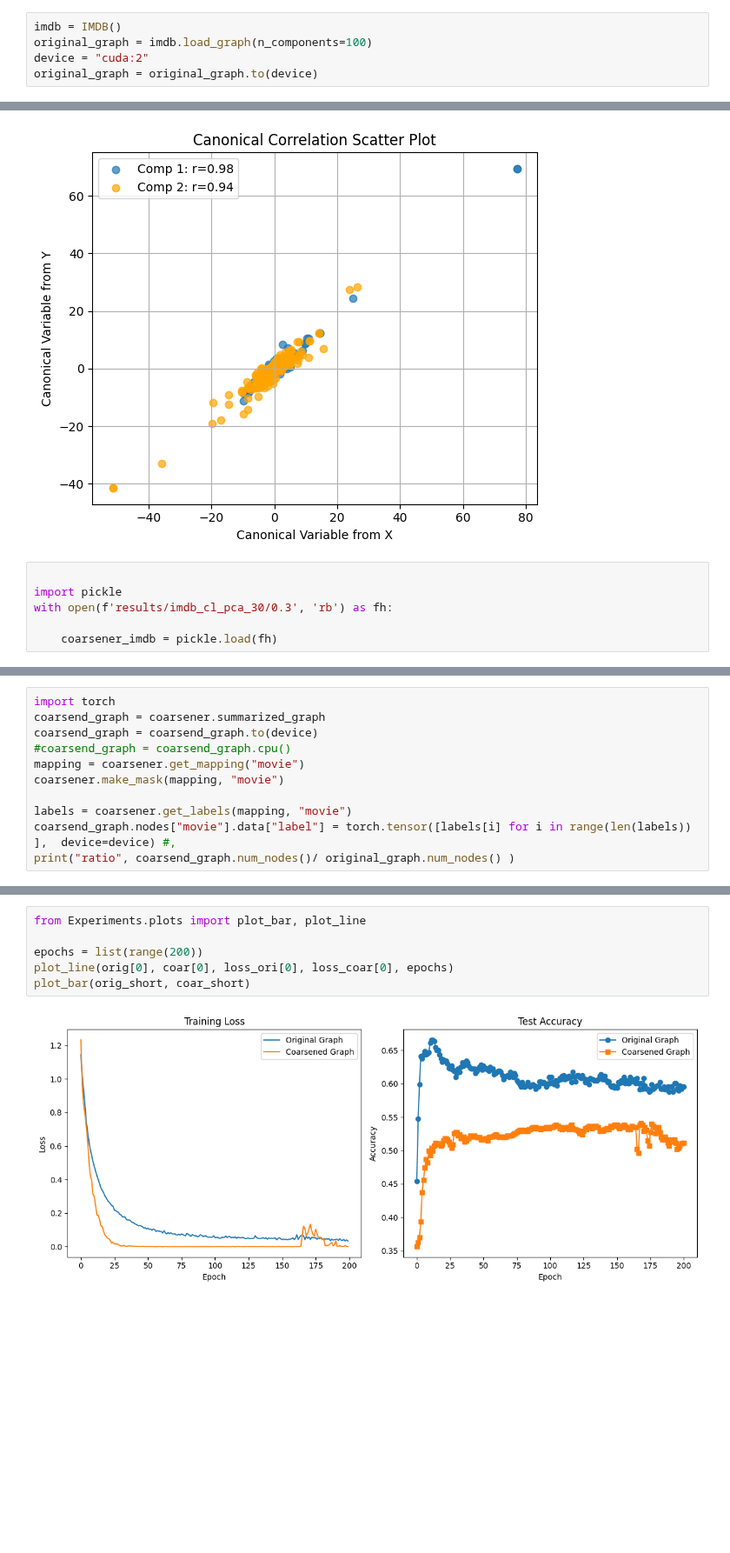
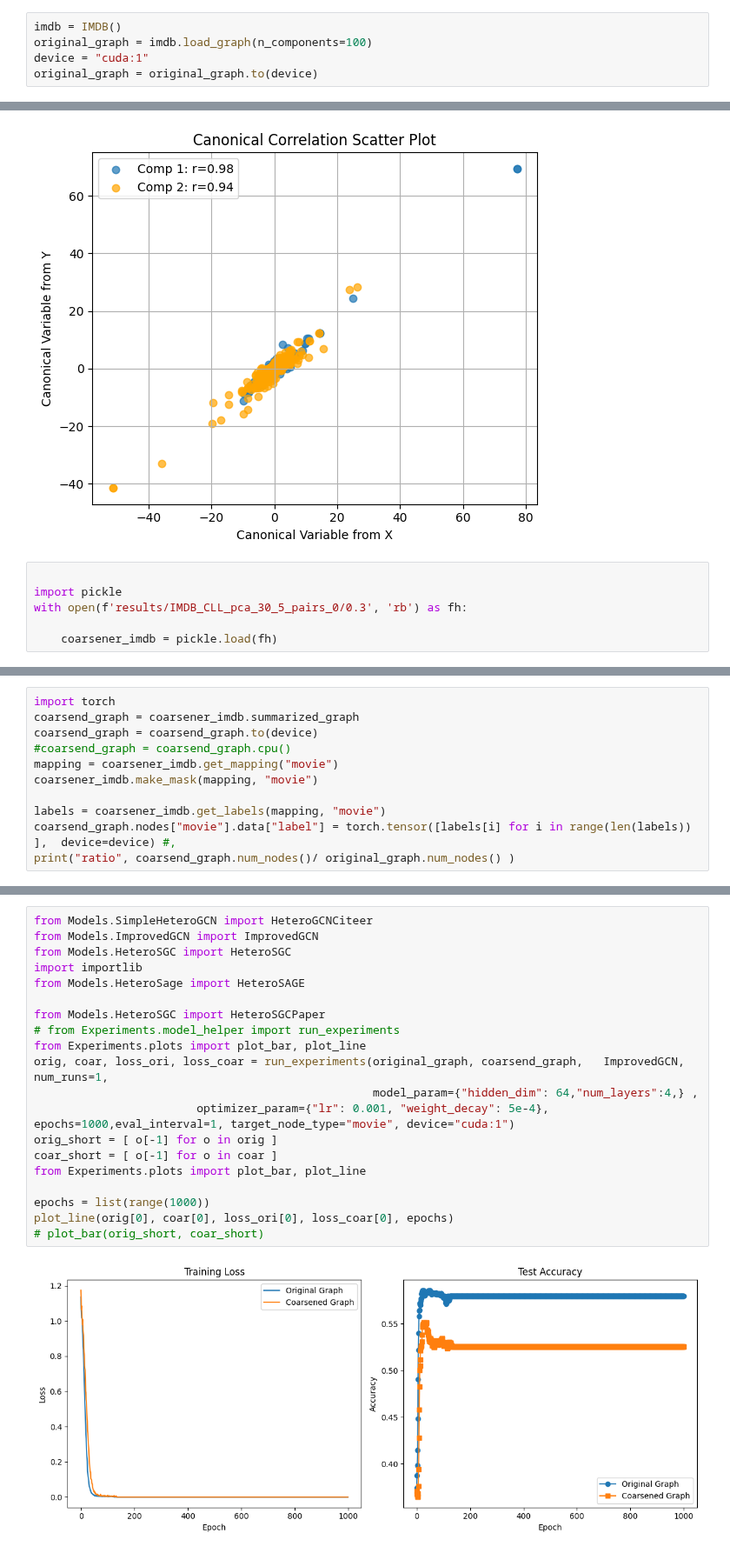
Before and after one commit to Robino-CK/hetero-conv-matching, a Jupyter notebook: test_imdb.ipynb, the cells around one changed output, grey strips where cells are left out. Shown at 87% size. Drawn from its saved outputs; the diff is of its cells as text; blank space fills up the shorter version.

Commit message:
model fine tuning

```diff
--- a/test_imdb.ipynb
+++ b/test_imdb.ipynb
@@ -6,5 +6,5 @@ import torch
 # %%
 imdb = IMDB()
 original_graph = imdb.load_graph(n_components=100)
-device = "cuda:2"
+device = "cuda:1"
 original_graph = original_graph.to(device)
@@ -67,6 +71,6 @@ plt.show()
 # %%
 
 import pickle
-with open(f'results/imdb_cl_pca_30/0.3', 'rb') as fh:
+with open(f'results/IMDB_CLL_pca_30_5_pairs_0/0.3', 'rb') as fh:
 
     coarsener_imdb = pickle.load(fh)
@@ -87,12 +77,12 @@ False
 # %%
 import torch
-coarsend_graph = coarsener.summarized_graph
+coarsend_graph = coarsener_imdb.summarized_graph
 coarsend_graph = coarsend_graph.to(device)
 #coarsend_graph = coarsend_graph.cpu()
-mapping = coarsener.get_mapping("movie")
-coarsener.make_mask(mapping, "movie")
+mapping = coarsener_imdb.get_mapping("movie")
+coarsener_imdb.make_mask(mapping, "movie")
 
-labels = coarsener.get_labels(mapping, "movie")
+labels = coarsener_imdb.get_labels(mapping, "movie")
 coarsend_graph.nodes["movie"].data["label"] = torch.tensor([labels[i] for i in range(len(labels)) ],  device=device) #,
 print("ratio", coarsend_graph.num_nodes()/ original_graph.num_nodes() )
 # %% [output]
@@ -123,9 +303,23 @@ max(orig[0]), max(coar[0])
 # %%
+from Models.SimpleHeteroGCN import HeteroGCNCiteer
+from Models.ImprovedGCN import ImprovedGCN
+from Models.HeteroSGC import HeteroSGC
+import importlib
+from Models.HeteroSage import HeteroSAGE
+
+from Models.HeteroSGC import HeteroSGCPaper
+# from Experiments.model_helper import run_experiments
+from Experiments.plots import plot_bar, plot_line
+orig, coar, loss_ori, loss_coar = run_experiments(original_graph, coarsend_graph,   ImprovedGCN, num_runs=1,
+                                                  model_param={"hidden_dim": 64,"num_layers":4,} ,
+                        optimizer_param={"lr": 0.001, "weight_decay": 5e-4}, epochs=1000,eval_interval=1, target_node_type="movie", device="cuda:1")
+orig_short = [ o[-1] for o in orig ]
+coar_short = [ o[-1] for o in coar ]
 from Experiments.plots import plot_bar, plot_line
 
-epochs = list(range(200))
+epochs = list(range(1000))
 plot_line(orig[0], coar[0], loss_ori[0], loss_coar[0], epochs)
-plot_bar(orig_short, coar_short)
+# plot_bar(orig_short, coar_short)
 # %% [output]
-[figure, old version]
+[figure, new version]
 Final Performance Comparison:
```
Also changed, not shown: parts of 13 cells of this notebook, 8 other files.
